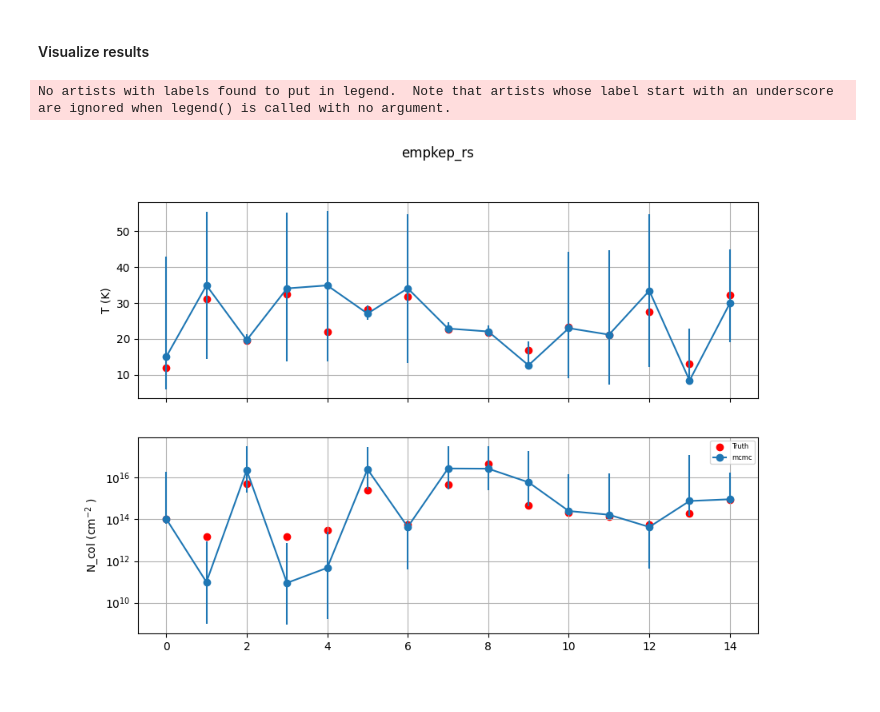
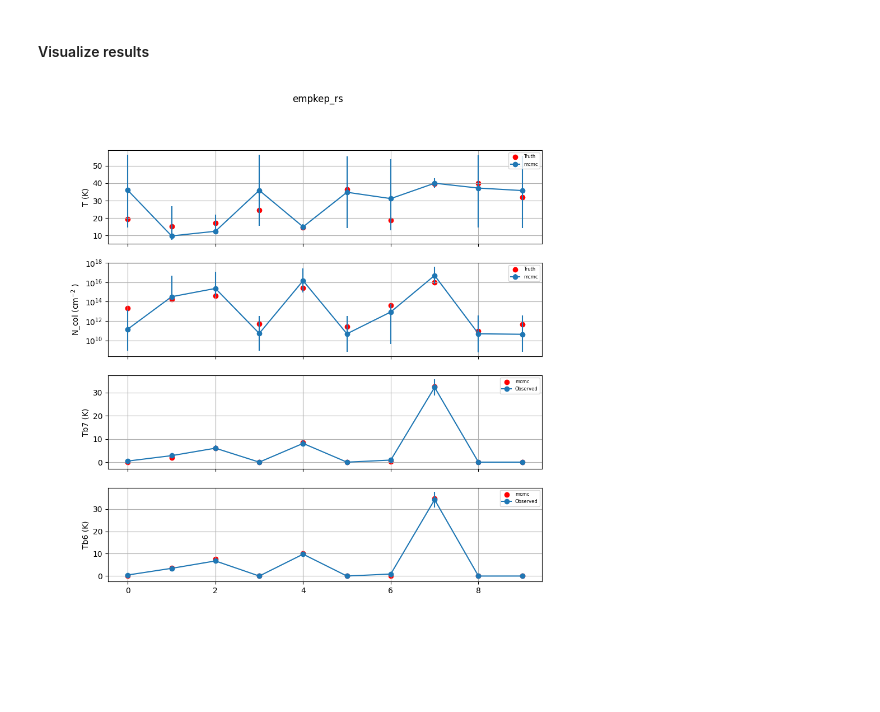
Before and after one commit to mihirtripathi97/LTEAnalysis, a Jupyter notebook: mcmc_estimator_tester.ipynb, the cells around one changed output. Drawn from its saved outputs; the diff is of its cells as text; code cells hidden in the pictures; blank space fills up the shorter version.

```diff
--- a/mcmc_estimator_tester.ipynb
+++ b/mcmc_estimator_tester.ipynb
@@ -38,7 +38,7 @@ def get_lte_grid(model, Ncol:list=[1.e17], Texe:list=[15.], tb7:float=10., tb6:f
     dv =    [7417.8, 7417.8] #    [7417.8, 7417.8] [0.5, 0.5]
     Xconv = 1.e-7
 
-    fig, ax = model.makegrid(lines = 'c18o', J1 = 3, J2=2, Ncols = Ncols, Texes = Texes,
+    fig, ax = model.makegrid(lines = 'c18o', J1=3, J2=2, Ncols = Ncols, Texes = Texes,
                              delv = dv, Xconv = 1.e-7, fig = figure, ax = axes)
 
     Tb_7_pred = []
@@ -47,8 +47,10 @@ def get_lte_grid(model, Ncol:list=[1.e17], Texe:list=[15.], tb7:float=10., tb6:f
 
     for ni, nc in enumerate(Ncol):
         for ti, te in enumerate(Texe):
-            Tb_7_pred.append(model.get_intensity(line = 'c18o', Ju = 3, Ncol = nc, Tex =te, delv = dv[0], Xconv=1.e-7))
-            Tb_6_pred.append(model.get_intensity(line = 'c18o', Ju = 2, Ncol = nc, Tex = te, delv = dv[1], Xconv=1.e-7))
+            Tb_7_pred.append(model.get_intensity(line = 'c18o', Ju = 3, Ncol = nc,
+                                                  Tex = te, delv = dv[0], Xconv=1.e-7))
+            Tb_6_pred.append(model.get_intensity(line = 'c18o', Ju = 2, Ncol = nc,
+                                                  Tex = te, delv = dv[1], Xconv=1.e-7))
 
 
     # Get theoretical errors
@@ -109,15 +111,18 @@ def get_lte_grid(model, Ncol:list=[1.e17], Texe:list=[15.], tb7:float=10., tb6:f
     plt.legend(prop={'size': 6})
 
 
-    Tb_6_pred, Tb_6_err = Tb_6_pred[4],
+    Tb_6_pred, Tb_6_err = Tb_6_pred[4], [Tb_6_pred[2], Tb_6_pred[6]]
+    Tb_7_pred, Tb_7_err = Tb_7_pred[4], [Tb_7_pred[2], Tb_7_pred[6]]
 
-    return fig, ax, Tb_6_pred, Tb_7_pred
+    return fig, ax, (Tb_6_pred, Tb_6_err) , (Tb_7_pred, Tb_7_err)
 # %% [markdown]
 #### Generate the Data
 # %%
+op_dir_label = "mcmc_estimator_test"
+
 np.random.seed(41)
-lg_N = np.random.uniform(20, 24, 15)
-Texe = np.random.uniform(10, 40, 15)
+lg_N = np.random.normal(loc =  22, scale = 2.5, size = 10)
+Texe = np.random.normal(loc =  20, scale = 10., size = 10)
 
 # Initiate LTE model
 lte_model = LTEAnalysis()
@@ -255,49 +429,43 @@ print(np.shape(T_err_predicted))
 # %% [markdown]
 #### Visualize results
 # %%
-vis_results_fig, axes = plt.subplots(3, figsize=(10, 7), sharex=True)
+vis_results_fig, axes = plt.subplots(4, figsize=(10, 10), sharex=True)
 
 r = np.arange(len(Texe_predicted))
 axes[0].errorbar(r, Texe_predicted, yerr=np.array(T_err_predicted), marker='o', label = 'mcmc')
 axes[0].scatter(r, Texe, marker='o',  color = 'r', label = 'Truth')
-#axes[0].axvspan(xmin = 130, xmax=180, facecolor='r', alpha=0.5)
-#axes[0].set_xlim(10, 800)
-#axes[0].set_ylim(0,50)
 axes[0].set_ylabel(r"T (K)")
 axes[0].grid(True)
-axes[1].legend(prop={'size': 6})
-
-
+axes[0].legend(prop={'size': 6})
 
 axes[1].errorbar(r, np.array(Ncol_predicted)*N_conv_fraction, yerr=np.array(N_err_predicted)*N_conv_fraction, marker='o', label = 'mcmc')
 axes[1].scatter(r, 10**np.array(lg_N)*N_conv_fraction, marker='o', color = 'r', label = 'Truth')
-
 axes[1].set_ylabel(r"N_col (cm$^{-2}$ )")
-# axes[1].set_xscale('log')
 axes[1].set_yscale('log')
 axes[1].grid(True)
 axes[1].legend(prop={'size': 6})
 
-axes[2].errorbar(r, np.array(Tb7), yerr= np.sqrt((0.1*np.array(Tb7))**2 + 1.08**2), marker='o', label = 'mcmc')
-axes[2].scatter(r, 10**np.array(lg_N)*N_conv_fraction, marker='o', color = 'r', label = 'Truth')
-
-axes[2].set_ylabel(r"N_col (cm$^{-2}$ )")
-# axes[1].set_xscale('log')
-axes[2].set_yscale('log')
+axes[2].errorbar(r, np.array(Tb7), yerr= np.sqrt((0.1*np.array(Tb7))**2 + 1.08**2), marker='o', label = 'Observed', ls = None)
+axes[2].scatter(r, np.array(Tb_7_predicts), marker='o', color = 'r', label = 'mcmc')
+axes[2].set_ylabel(r"Tb7 (K)")
 axes[2].grid(True)
 axes[2].legend(prop={'size': 6})
 
+axes[3].errorbar(r, np.array(Tb6), yerr= np.sqrt((0.1*np.array(Tb6))**2 + 0.49**2), marker='o', label = 'Observed', ls = None)
+axes[3].scatter(r, np.array(Tb_6_predicts), marker='o', color = 'r', label = 'mcmc')
+axes[3].set_ylabel(r"Tb6 (K)")
+axes[3].grid(True)
+axes[3].legend(prop={'size': 6})
 
 vis_results_fig.suptitle("empkep_rs")
 
 vis_results_figname =  'N_vs_r_T_vs_r.jpg'
 dir_path = os.path.join(os.path.abspath(os.getcwd()),"vis_results",
                         op_dir_label)
 
 if not os.path.isdir(dir_path):
     os.mkdir(dir_path)
 vis_results_figpath = os.path.join(dir_path, vis_results_figname)
 vis_results_fig.savefig(fname = vis_results_figpath, dpi=300, format='jpeg')
 # %% [output]
-No artists with labels found to put in legend.  Note that artists whose label start with an underscore are ignored when legend() is called with no argument.
-[figure, old version]
+[figure, new version]
```
Also changed, not shown: parts of 4 cells of this notebook, 40 other files.
